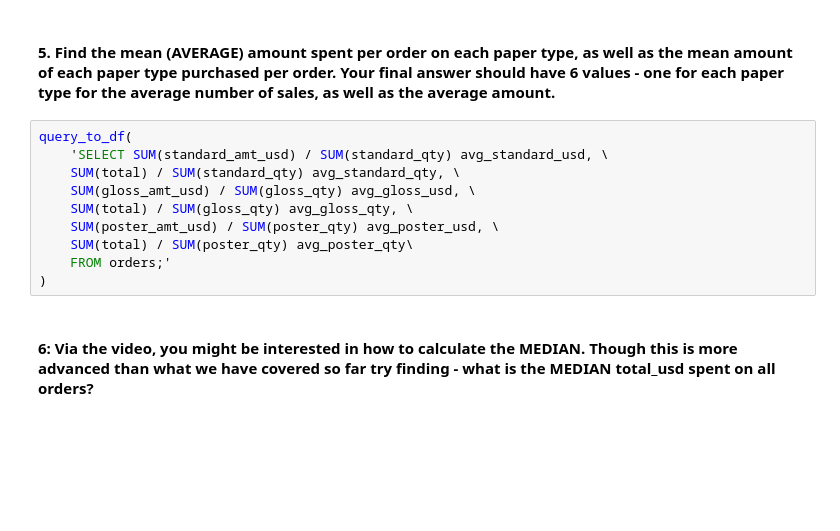
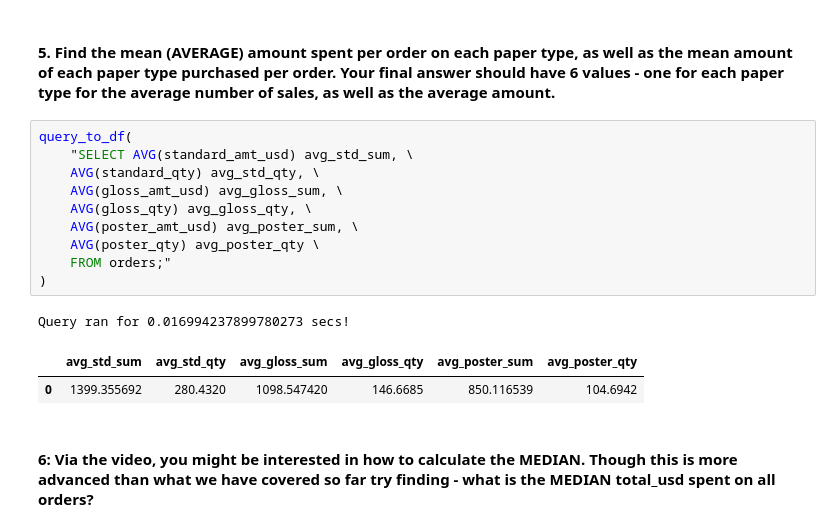
Before and after one commit to Lawrence-Krukrubo/SQL_for_Data_Science, a Jupyter notebook: sql_for_data_analysis3.ipynb, the cells around one changed output. Saved outputs shown, nothing was run; the diff lists cells and outputs as text; blank space fills up the shorter version.

```diff
--- a/sql_for_data_analysis3.ipynb
+++ b/sql_for_data_analysis3.ipynb
@@ -229,15 +334,19 @@ query_to_df(
 # %% [markdown]
 #### 5. Find the mean (AVERAGE) amount spent per order on each paper type, as well as the mean amount of each paper type purchased per order. Your final answer should have 6 values - one for each paper type for the average number of sales, as well as the average amount.
-# %%
-query_to_df(
-    'SELECT SUM(standard_amt_usd) / SUM(standard_qty) avg_standard_usd, \
-    SUM(total) / SUM(standard_qty) avg_standard_qty, \
-    SUM(gloss_amt_usd) / SUM(gloss_qty) avg_gloss_usd, \
-    SUM(total) / SUM(gloss_qty) avg_gloss_qty, \
-    SUM(poster_amt_usd) / SUM(poster_qty) avg_poster_usd, \
-    SUM(total) / SUM(poster_qty) avg_poster_qty\
-    FROM orders;'
-)
+# %%
+query_to_df(
+    "SELECT AVG(standard_amt_usd) avg_std_sum, \
+    AVG(standard_qty) avg_std_qty, \
+    AVG(gloss_amt_usd) avg_gloss_sum, \
+    AVG(gloss_qty) avg_gloss_qty, \
+    AVG(poster_amt_usd) avg_poster_sum, \
+    AVG(poster_qty) avg_poster_qty \
+    FROM orders;"
+)
+# %% [output]
+Query ran for 0.016994237899780273 secs!
+|  | avg_std_sum | avg_std_qty | avg_gloss_sum | avg_gloss_qty | avg_poster_sum | avg_poster_qty |
+| 0 | 1399.355692 | 280.4320 | 1098.547420 | 146.6685 | 850.116539 | 104.6942 |
 # %% [markdown]
 #### 6: Via the video, you might be interested in how to calculate the MEDIAN. Though this is more advanced than what we have covered so far try finding - what is the MEDIAN total_usd spent on all orders?
 # %%
```
Also changed, not shown: parts of 49 cells of this notebook.
